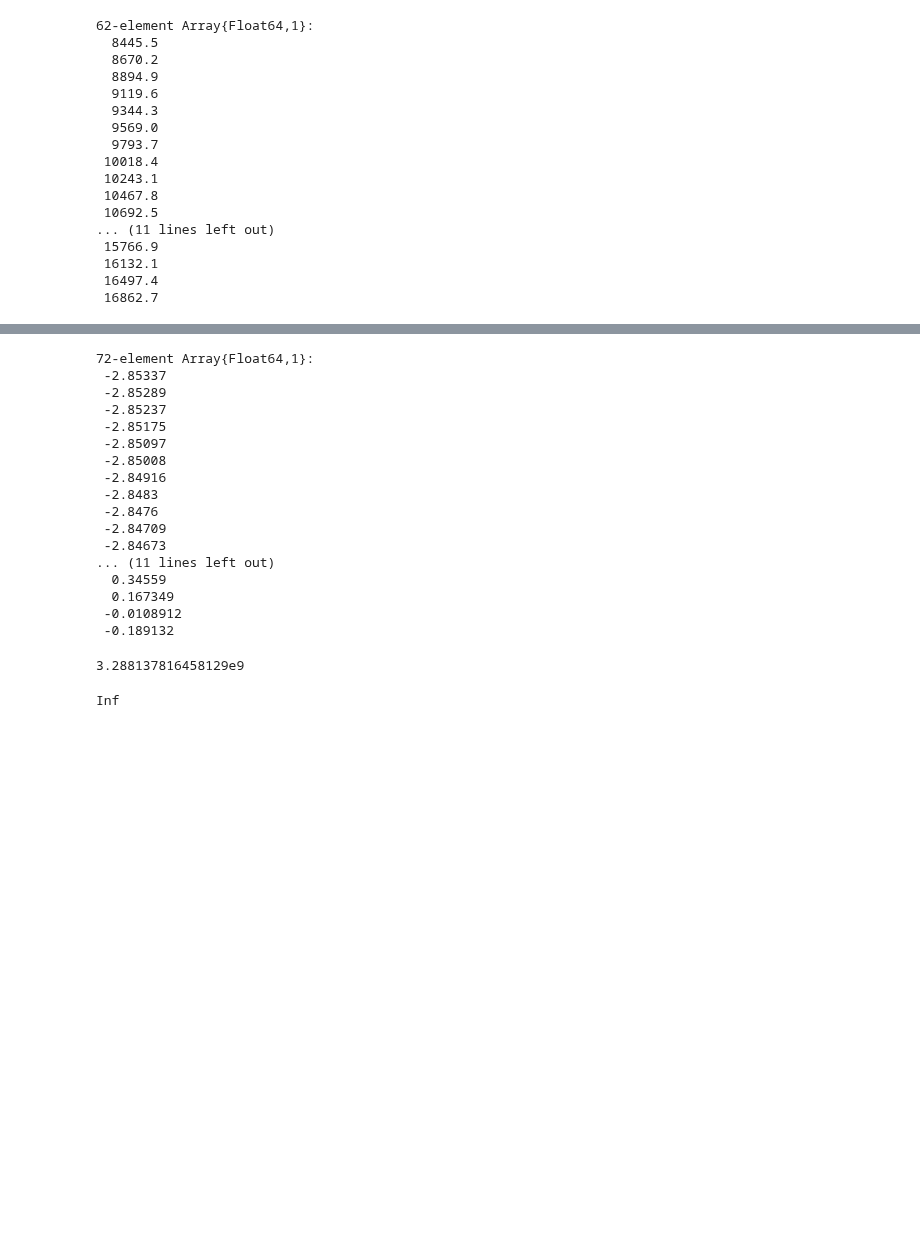
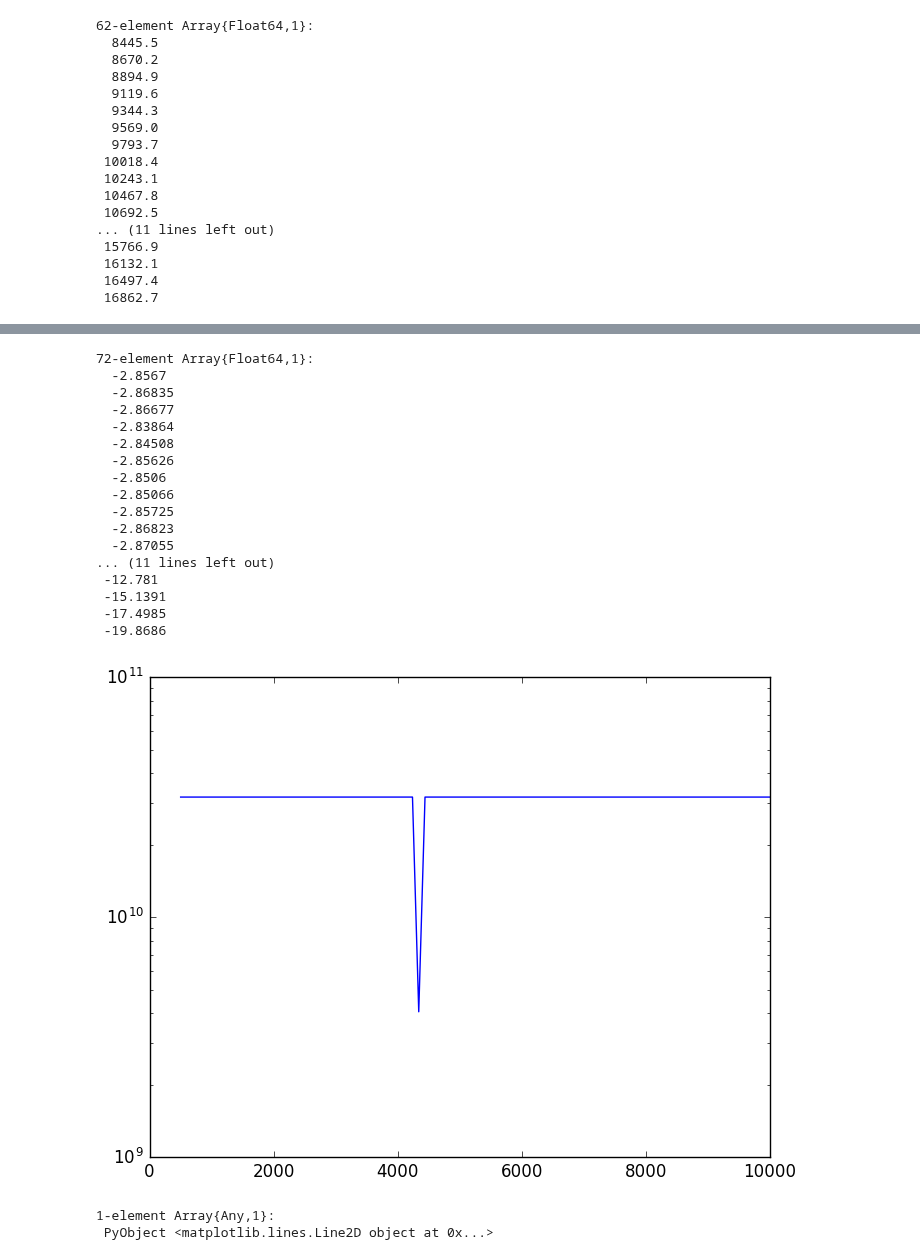
Before and after one commit to jlustigy/ExoJulia, a Jupyter notebook: Homework/hw4/Andrew_Spencer/hw4.ipynb, the cells around one changed output, grey strips where cells are left out. Saved outputs shown, nothing was run; the diff lists cells and outputs as text; code cells hidden in the pictures; blank space fills up the shorter version.

```diff
--- a/Homework/hw4/Andrew_Spencer/hw4.ipynb
+++ b/Homework/hw4/Andrew_Spencer/hw4.ipynb
@@ -667,20 +667,40 @@ z = collect([data1,data2])
  16497.4
  16862.7
 # %%
+#p = [massr1,period1,t01,ecosw1,esinw1,massr2,period2,t02,ecosw2,esinw2]
+#p = [Fit,0.1,period3,data1[1],0.25,0.25]
+p = fit2.param
+errorbars = Array(Float64,length(y))
+errorbars[:] = 30.0/86400.0
+newdata2 = third_planet(x,p)
+fit2 = curve_fit(third_planet,x,y,errorbars,p)
+fit2.param
+fit3 = 0.0
+
+# Data arrays for storing period trials
 periods = collect(linspace(500.0,10000.0,95))
+chisq = zeros(Float64,length(periods))
+residuals = zeros(Float64,(length(periods),62))
+fits = Array(Any,length(periods))
 
-for i in periods
+
+for i in 1:length(periods)
+    p = collect(fit2.param)
     Period3 = periods[i]
+    p[12] = Period3
+    Period3_0 = period3
+    Period3_1 = period3 + 100.0
     #Period3 = 4332.0
     data3 = collect(linspace(p[2],p[2]+(10*Period3),10))
     y = collect([data1,data2,data3])
     x = collect(linspace(1,length(y),length(y)))
-
-    p = [0.1,data1[1],0.25,0.25]
-
+#    p = collect([fit.param,0.1,data1[1],Period3,0.25,0.25])
     errorbars = Array(Float64,length(y))
     errorbars[:] = 30.0/86400.0
     newdata2 = third_planet(x,p)
-    fit2 = curve_fit(third_planet,x,y,errorbars,p)
-    fit2.param
+    fit3 = curve_fit(third_planet,x,y,errorbars,p)
+    chisq[i] = sum((fit3.resid[1:62]/errorbars[1:62])^2)
+    residuals[i,:] = fit3.resid[1:62]
+    fits[i] = fit3
+    #fit3.param
 end
@@ -690,28 +744,26 @@ while loading In[35], in expression starting on line 3
 # %%
-fit2.resid
+fit3.resid
 # %% [output]
 72-element Array{Float64,1}:
- -2.85337
- -2.85289
- -2.85237
- -2.85175
- -2.85097
- -2.85008
- -2.84916
- -2.8483
- -2.8476
- -2.84709
- -2.84673
+  -2.8567
+  -2.86835
+  -2.86677
+  -2.83864
+  -2.84508
+  -2.85626
+  -2.8506
+  -2.85066
+  -2.85725
+  -2.86823
+  -2.87055
 ... (11 lines left out)
-  0.34559
-  0.167349
- -0.0108912
- -0.189132
+ -12.781
+ -15.1391
+ -17.4985
+ -19.8686
-# %%
-chisq = sum((fit2.resid/errorbars)^2)
-# %% [output]
-3.288137816458129e9
-# %%
-typemax(Float64)
-# %% [output]
-Inf
+# %%
+semilogy(periods,chisq)
+# %% [output]
+[figure, added]
+1-element Array{Any,1}:
+ PyObject <matplotlib.lines.Line2D object at 0x...>
```
Also changed, not shown: parts of 16 cells of this notebook.
